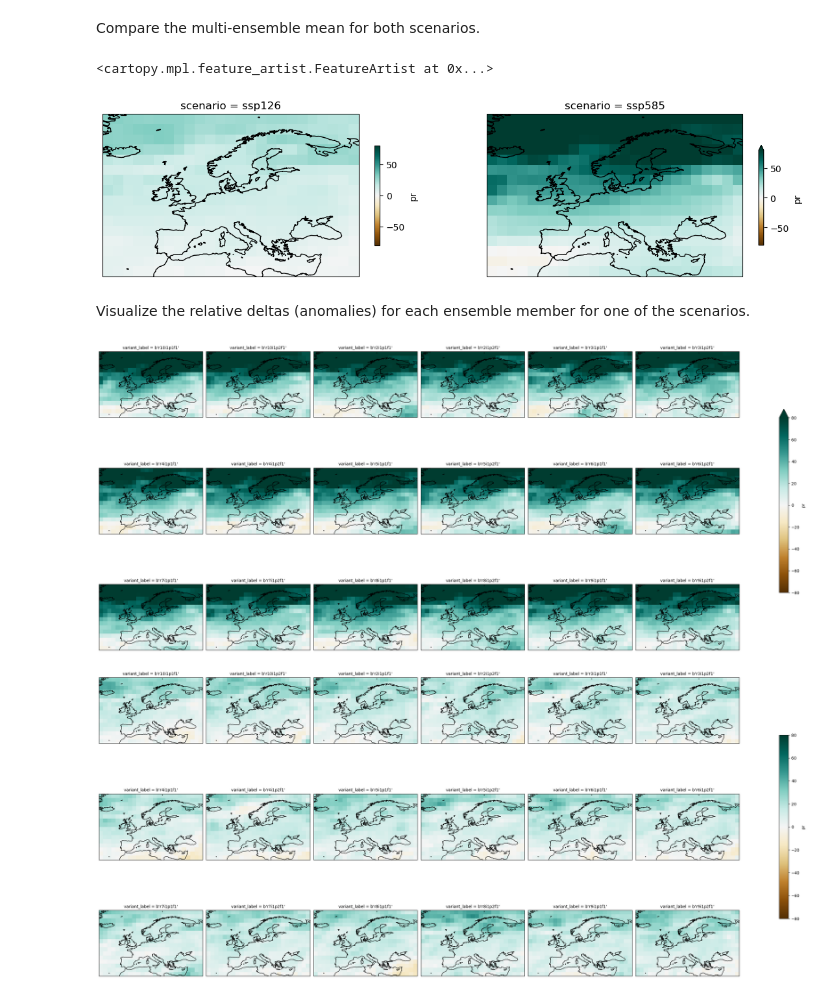
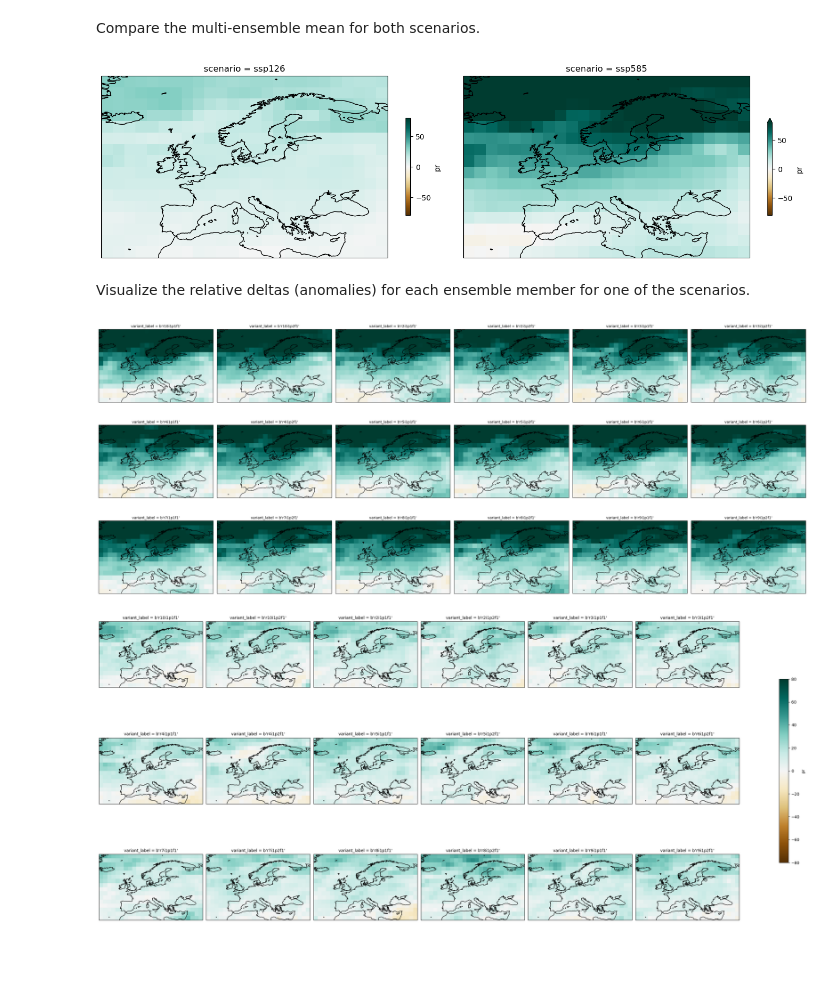
Before and after one commit to zequihg50/esgf-virtual-aggregation, a Jupyter notebook: model_evaluation.ipynb, the cells around one changed output. Saved outputs shown, nothing was run; the diff lists cells and outputs as text; code cells hidden in the pictures; blank space fills up the shorter version.

```diff
--- a/model_evaluation.ipynb
+++ b/model_evaluation.ipynb
@@ -62,44 +62,48 @@ Compare the multi-ensemble mean for both scenarios.
 # %%
 fig, axes = plt.subplots(1,2,figsize=(14,4),subplot_kw=dict(projection=ccrs.PlateCarree(central_longitude=0)),)
 
 delta_rel.sel(scenario="ssp126").mean("variant_label").plot(
     ax=axes[0],
     add_colorbar=True,
     cmap="BrBG",
     cbar_kwargs={"shrink": .5},
     vmin=-80, vmax=80,
     transform=ccrs.PlateCarree(central_longitude=180))
 
 delta_rel.sel(scenario="ssp585").mean("variant_label").plot(
     ax=axes[1],
     add_colorbar=True,
     cmap="BrBG",
     cbar_kwargs={"shrink": .5},
     vmin=-80, vmax=80,
     transform=ccrs.PlateCarree(central_longitude=180))
 
 axes[0].coastlines()
 axes[1].coastlines()
+
+plt.tight_layout()
+plt.savefig("pr-deltas.svg")
 # %% [output]
-<cartopy.mpl.feature_artist.FeatureArtist at 0x...>
-[figure, old version]
+[figure, new version]
 # %% [markdown]
 Visualize the relative deltas (anomalies) for each ensemble member for one of the scenarios.
 # %%
 plot = delta_rel.sel(scenario="ssp585").plot(
     x="lon", y="lat", col="variant_label", col_wrap=6,
     figsize=(28,13),
-    add_colorbar=True,
+    add_colorbar=False,
     cmap="BrBG",
     vmin=-80, vmax=80,
-    cbar_kwargs={"shrink": .5},
+    #cbar_kwargs={"shrink": .5, "location": "top"},
     subplot_kws=dict(projection=ccrs.PlateCarree(central_longitude=0)),
     transform=ccrs.PlateCarree(central_longitude=180))
 
 for ax in plot.axs.flatten():
     ax.coastlines()
+
+plt.tight_layout()
 # %% [output]
-[figure, old version]
+[figure, new version]
 # %%
 plot = delta_rel.sel(scenario="ssp126").plot(
     x="lon", y="lat", col="variant_label", col_wrap=6,
```
Also changed, not shown: parts of 3 cells of this notebook.
